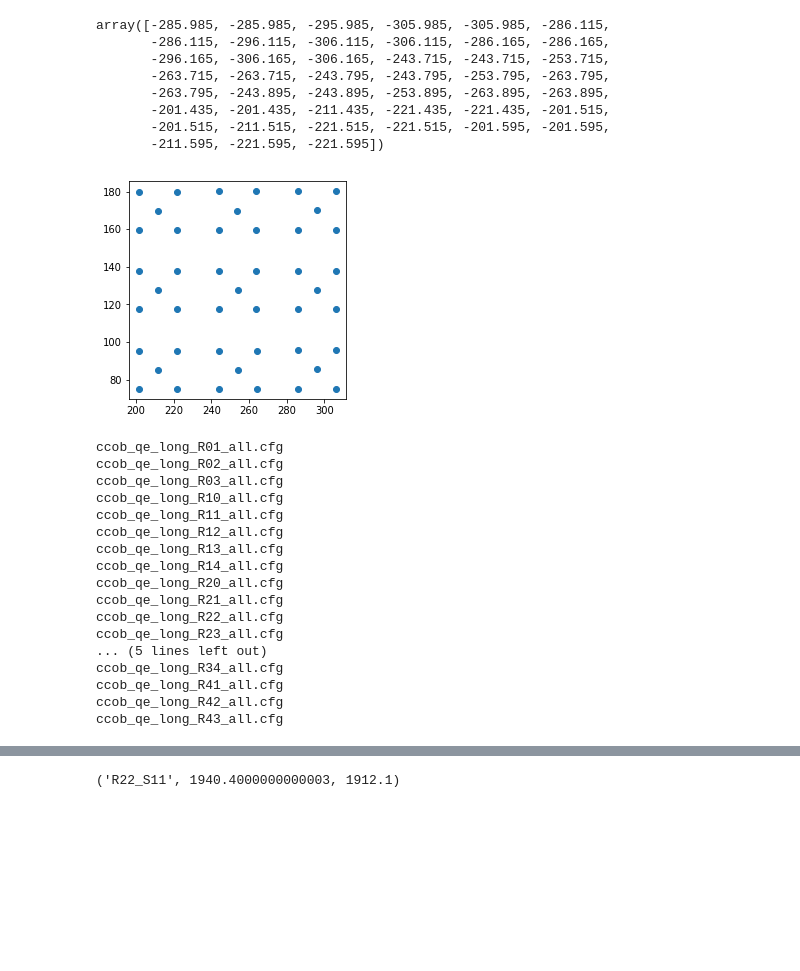
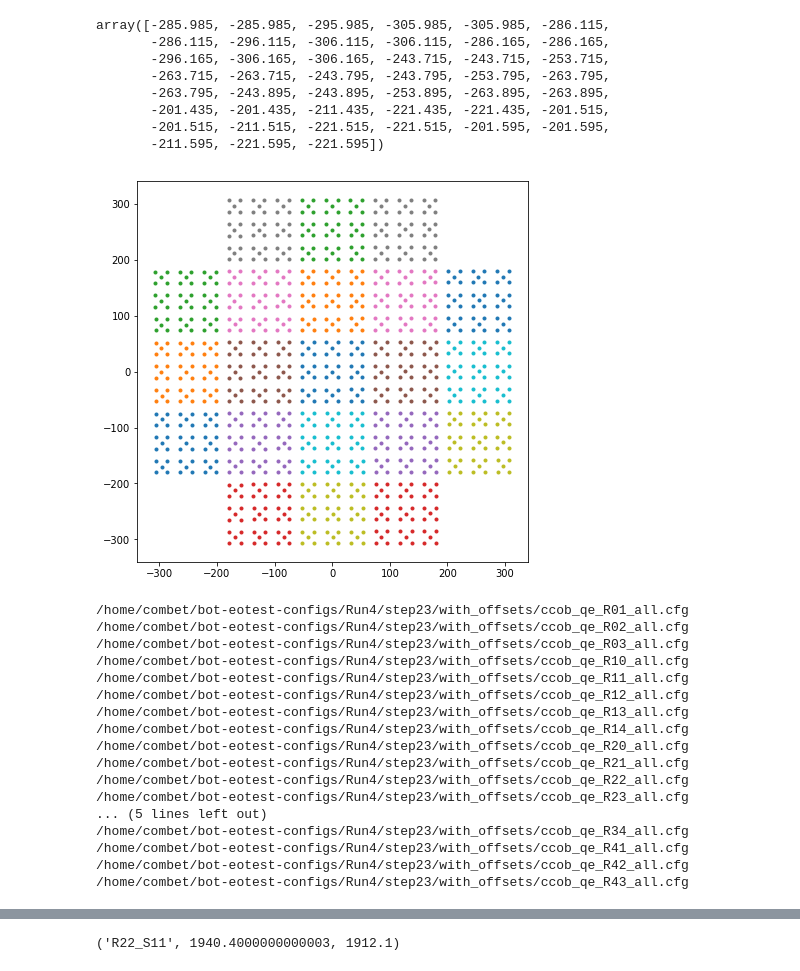
Before and after one commit to lsst-camera-dh/ccob-wb, a Jupyter notebook: notebooks/generate_scan_config.ipynb, the cells around one changed output, grey strips where cells are left out. Cells and saved outputs as stored; diff of their text form; code cells hidden in the pictures; blank space fills up the shorter version.

```diff
--- a/notebooks/generate_scan_config.ipynb
+++ b/notebooks/generate_scan_config.ipynb
@@ -35,8 +35,8 @@ From now on, working in camera coordinate system
 # %%
 Delta_x = 80 # mm
 Delta_y = 80 # mm
-N_x = 12
-N_y = 12
+N_x = 60
+N_y = 60
 # %%
 xmin = xcenter - Delta_x / 2.
 xmax = xcenter + Delta_x / 2.
@@ -68,8 +68,11 @@ led_config
  ('nm850', 0.01, 0.09),
  ('nm960', 0.01, 0.32)]
 # %%
-led_number = 0
+led_number = 5
 np.savetxt('tmp.txt', list(zip(xall, yall)),fmt='%.3f', delimiter=('  '))
-config_filename = 'ccob_'+str(N_x)+'x'+str(N_y)+'_'+raft+'_'+sensor+'_'+led[led_number]+'.cfg'
+config_filename = '/home/combet/ccob_'+str(N_x)+'x'+str(N_y)+'_'+raft+'_'+sensor+'_'+led[led_number]+'.cfg'
+
+#config_filename = '/home/combet/bot-eotest-configs/Run4/step22/with_offsets/ccob_'+str(N_x)+'x'+str(N_y)+'_'+raft+'_'+sensor+'_'+led[led_number]+'.cfg'
+#config_filename = '/home/combet/bot-eotest-configs/Run4/step22/with_offsets/ccob_'+str(N_x)+'x'+str(N_y)+'_'+raft+'_'+sensor+'_all.cfg'
 config_filename
 # %% [output]
@@ -143,15 +162,15 @@ array([-285.985, -285.985, -295.985, -305.985, -305.985, -286.115,
 # %%
 import matplotlib.pyplot as plt
 %matplotlib inline
-plt.scatter(xall[20], yall[20])
-plt.axes().set_aspect('equal')
+plt.figure(figsize=(7,7))
+for i in np.arange(len(xall)):
+    plt.scatter(xall[i], yall[i], marker='.')
 # %% [output]
-[figure, old version]
+[figure, new version]
 # %%
 for ii,raft in enumerate(raft_list):
-    led_number = 0
     np.savetxt('tmp.txt', list(zip(xall[ii], yall[ii])),fmt='%.3f', delimiter=('  '))
-    config_filename = 'ccob_qe_long_'+raft+'_all.cfg'
+    config_filename = '/home/combet/bot-eotest-configs/Run4/step23/with_offsets/ccob_qe_'+raft+'_all.cfg'
     print(config_filename)
     with open('tmp.txt', 'r') as istr:
         with open(config_filename, 'w') as ostr:
@@ -166,8 +185,8 @@ for ii,raft in enumerate(raft_list):
             print('[CCOB]', file=ostr)
             print('BCOUNT = 0', file=ostr)
             print('IMCOUNT = 5', file=ostr)
-            print('XOFFSET = 0', file=ostr)
-            print('YOFFSET = 0', file=ostr)
+            print('XOFFSET = 5.0', file=ostr)
+            print('YOFFSET = -7.0', file=ostr)
 #            print('LOCATIONS = '+raft+'/'+reb+'\n', file=ostr)
             print('LOCATIONS = '+raft+'\n', file=ostr)
             led_number = 0
@@ -197,20 +216,20 @@ for ii,raft in enumerate(raft_list):
                     line = '         ' + line.rstrip('\n')
                 print(line, file=ostr)
 # %% [output]
-ccob_qe_long_R01_all.cfg
-ccob_qe_long_R02_all.cfg
-ccob_qe_long_R03_all.cfg
-ccob_qe_long_R10_all.cfg
-ccob_qe_long_R11_all.cfg
-ccob_qe_long_R12_all.cfg
-ccob_qe_long_R13_all.cfg
-ccob_qe_long_R14_all.cfg
-ccob_qe_long_R20_all.cfg
-ccob_qe_long_R21_all.cfg
-ccob_qe_long_R22_all.cfg
-ccob_qe_long_R23_all.cfg
+/home/combet/bot-eotest-configs/Run4/step23/with_offsets/ccob_qe_R01_all.cfg
+/home/combet/bot-eotest-configs/Run4/step23/with_offsets/ccob_qe_R02_all.cfg
+/home/combet/bot-eotest-configs/Run4/step23/with_offsets/ccob_qe_R03_all.cfg
+/home/combet/bot-eotest-configs/Run4/step23/with_offsets/ccob_qe_R10_all.cfg
+/home/combet/bot-eotest-configs/Run4/step23/with_offsets/ccob_qe_R11_all.cfg
+/home/combet/bot-eotest-configs/Run4/step23/with_offsets/ccob_qe_R12_all.cfg
+/home/combet/bot-eotest-configs/Run4/step23/with_offsets/ccob_qe_R13_all.cfg
+/home/combet/bot-eotest-configs/Run4/step23/with_offsets/ccob_qe_R14_all.cfg
+/home/combet/bot-eotest-configs/Run4/step23/with_offsets/ccob_qe_R20_all.cfg
+/home/combet/bot-eotest-configs/Run4/step23/with_offsets/ccob_qe_R21_all.cfg
+/home/combet/bot-eotest-configs/Run4/step23/with_offsets/ccob_qe_R22_all.cfg
+/home/combet/bot-eotest-configs/Run4/step23/with_offsets/ccob_qe_R23_all.cfg
 ... (5 lines left out)
-ccob_qe_long_R34_all.cfg
-ccob_qe_long_R41_all.cfg
-ccob_qe_long_R42_all.cfg
-ccob_qe_long_R43_all.cfg
+/home/combet/bot-eotest-configs/Run4/step23/with_offsets/ccob_qe_R34_all.cfg
+/home/combet/bot-eotest-configs/Run4/step23/with_offsets/ccob_qe_R41_all.cfg
+/home/combet/bot-eotest-configs/Run4/step23/with_offsets/ccob_qe_R42_all.cfg
+/home/combet/bot-eotest-configs/Run4/step23/with_offsets/ccob_qe_R43_all.cfg
```
Also changed, not shown: parts of 4 cells of this notebook, 2 other files.
